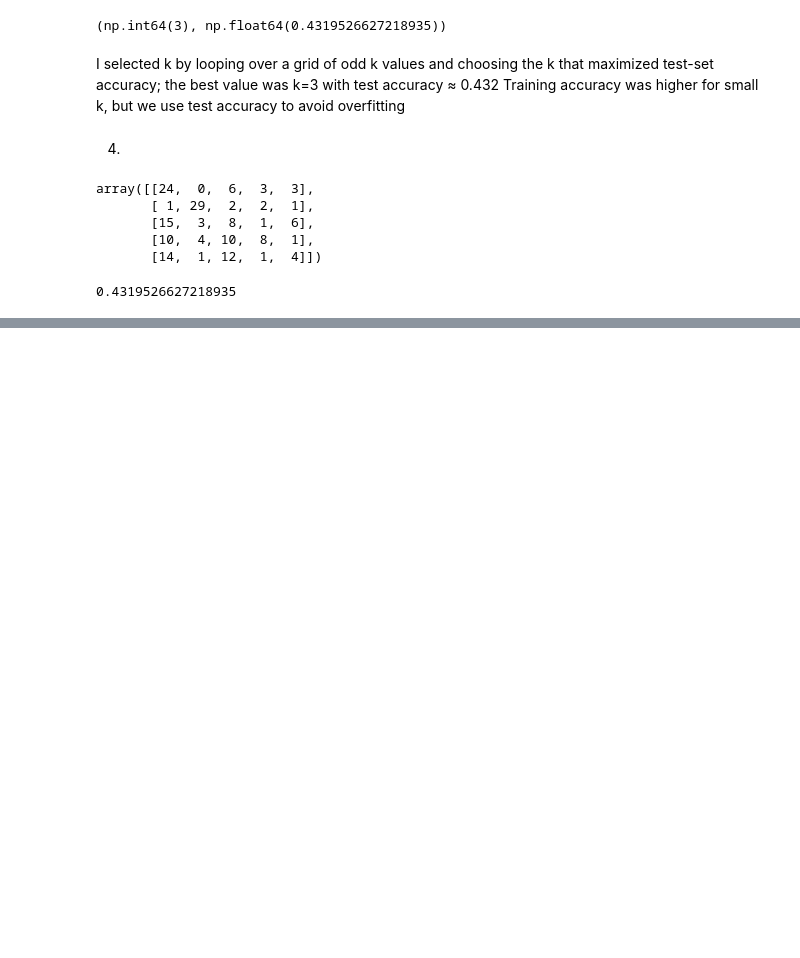
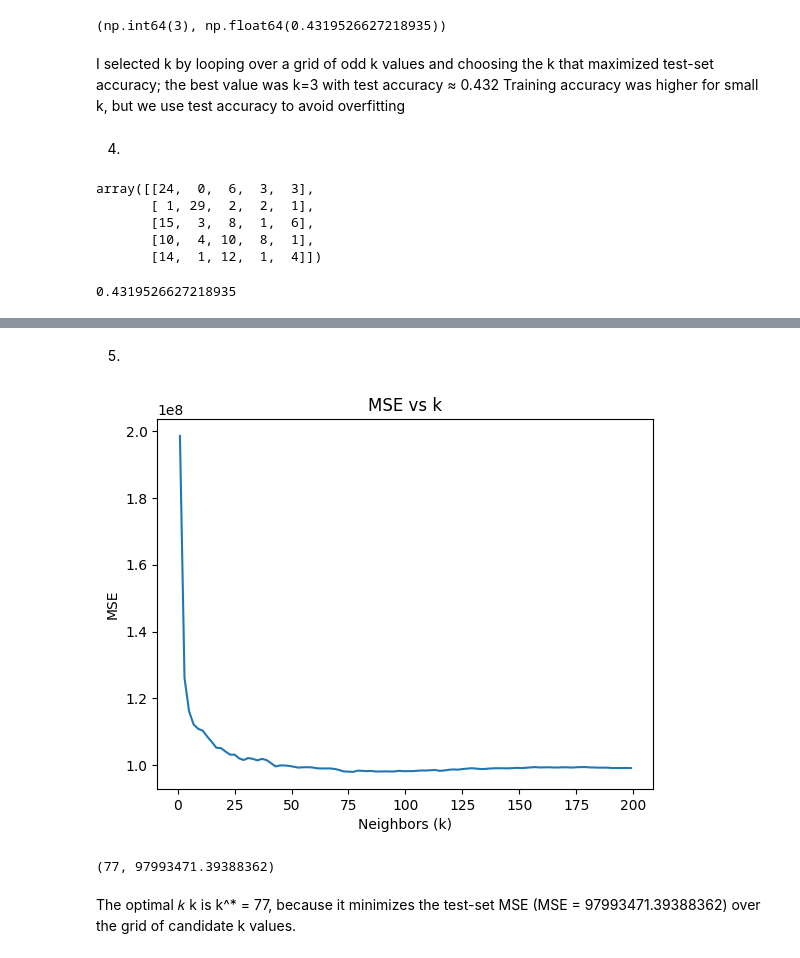
Before and after one commit to an9o/DS3021_Assignments, a Jupyter notebook: Assignment_2/Answers.ipynb, the cells around one changed output, grey strips where cells are left out. Drawn from its saved outputs; the diff is of its cells as text; code cells hidden in the pictures; blank space fills up the shorter version.

```diff
--- a/Assignment_2/Answers.ipynb
+++ b/Assignment_2/Answers.ipynb
@@ -160,0 +254,32 @@ The model gets about 43% accuracy overall, performs best on class 2 (around 83%
+# %% [markdown]
+5.
+# %%
+#Make a list of candidate ks
+k_grid = [(2*k + 1) for k in range(100)]
+
+#Try each k and measure how wrong it is on the test set
+mses = []
+for k in k_grid:
+    model = KNeighborsRegressor(n_neighbors=k)
+    model = model.fit(u_train, y_train)
+    y_hat = model.predict(u_test)
+    mses.append(mean_squared_error(y_test, y_hat))
+
+#Plot MSE vs k
+sns.lineplot(x=k_grid, y=mses)
+plt.xlabel("Neighbors (k)")
+plt.ylabel("MSE")
+plt.title("MSE vs k")
+plt.show()
+
+#finding optimal k
+index_star = np.argmin(mses)
+k_star = k_grid[index_star]
+mse_star = mses[index_star]
+
+k_star, mse_star
+# %% [output]
+[figure, added]
+(77, 97993471.39388362)
+# %% [markdown]
+The optimal 𝑘 k is k^* = 77, because it minimizes the test-set MSE (MSE = 97993471.39388362) over the grid of candidate k values.
```
Also changed, not shown: parts of 19 cells of this notebook, 1 other file.
